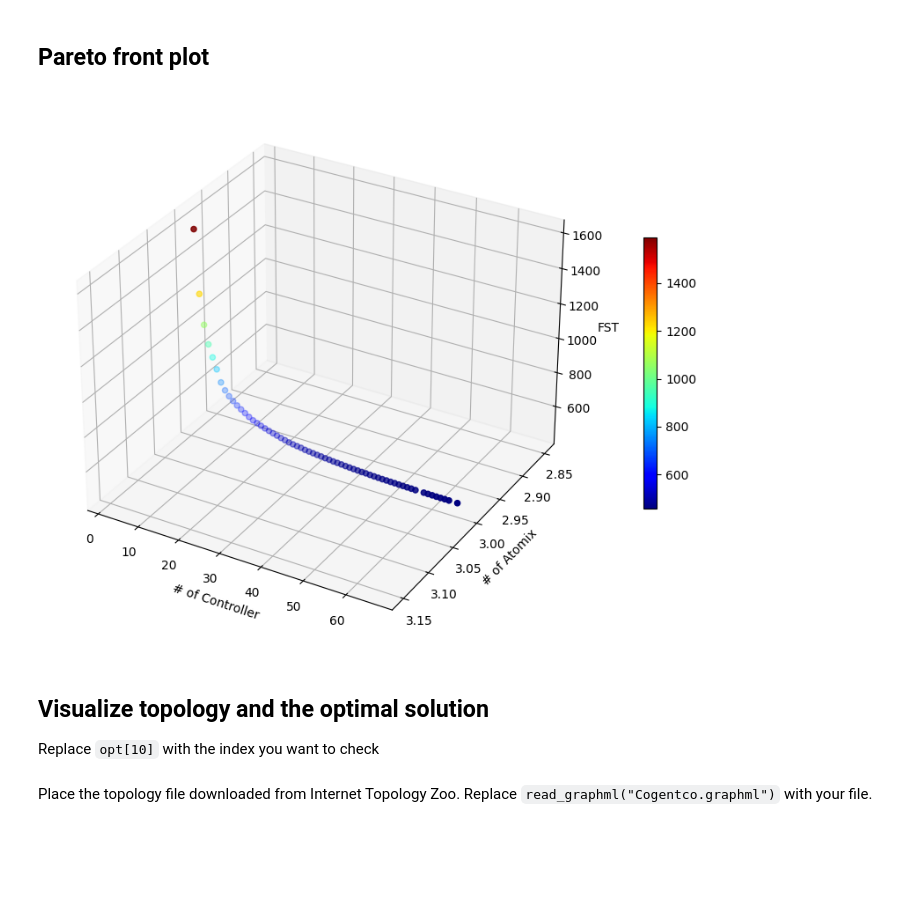
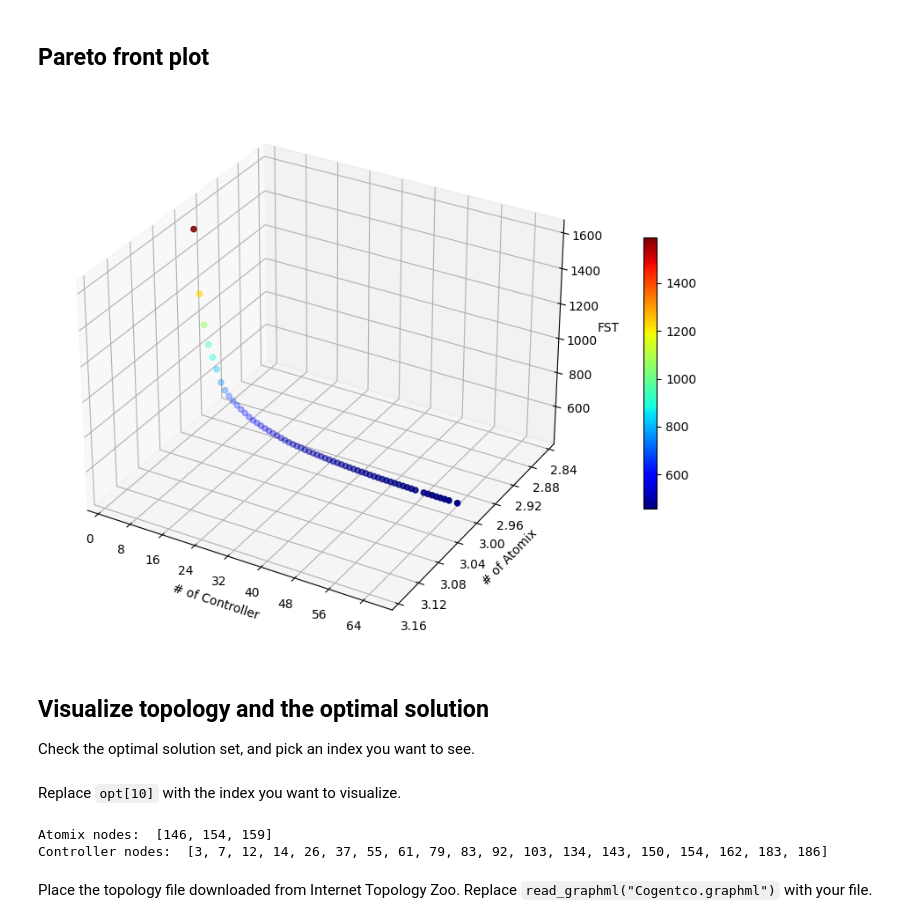
Before and after one commit to KKKKKXY/optimal__SDNcontroller_placement, a Jupyter notebook: nsga-ii/viz/viz_pymoo_result.ipynb, the cells around one changed output. Saved outputs shown, nothing was run; the diff lists cells and outputs as text; code cells hidden in the pictures; blank space fills up the shorter version.

```diff
--- a/nsga-ii/viz/viz_pymoo_result.ipynb
+++ b/nsga-ii/viz/viz_pymoo_result.ipynb
@@ -228,27 +229,28 @@ Config.warnings['not_compiled'] = False
 # %%
 import matplotlib
 import matplotlib.pyplot as plt
-
+from matplotlib.ticker import MaxNLocator
 F=res.F
 
 X = F[:,0]
 Y = F[:,1]
 Z = F[:,2]
 
 fig = plt.figure(figsize=(16,8))
 ax = fig.add_subplot(1, 1, 1, projection='3d')
 cm = matplotlib.colormaps['jet']
 ax.invert_yaxis()
 p = ax.scatter(X, Y, Z, c=Z, cmap=cm)
 ax.set_xlabel('# of Controller')
 ax.set_ylabel('# of Atomix')
 ax.set_zlabel('FST')
-
+ax.xaxis.set_major_locator(MaxNLocator(integer=True))
+ax.yaxis.set_major_locator(MaxNLocator(integer=True))
 
 fig.colorbar(p, shrink=0.5)
 plt.show()
 # %% [output]
-[figure, old version]
+[figure, new version]
 # %% [markdown]
 ## Visualize topology and the optimal solution
-Replace `opt[10]` with the index you want to check
+Check the optimal solution set, and pick an index you want to see.
@@ -255,8 +261,15 @@ Replace `opt[10]` with the index you want to check
+# %% [markdown]
+Replace `opt[10]` with the index you want to visualize.
 # %%
 opt = res.opt[10]
 num_node = int(len(opt.X)/2)
 red_nodes = np.nonzero(opt.X[num_node:])[0].tolist()     # Atomix nodes
 green_nodes = np.nonzero(opt.X[:num_node])[0].tolist()   # Controller nodes
+print("Atomix nodes: ", red_nodes)
+print("Controller nodes: ", green_nodes)
+# %% [output]
+Atomix nodes:  [146, 154, 159]
+Controller nodes:  [3, 7, 12, 14, 26, 37, 55, 61, 79, 83, 92, 103, 134, 143, 150, 154, 162, 183, 186]
 # %% [markdown]
 Place the topology file downloaded from Internet Topology Zoo. Replace `read_graphml("Cogentco.graphml")` with your file.
 # %%
```
Also changed, not shown: parts of 4 cells of this notebook.
